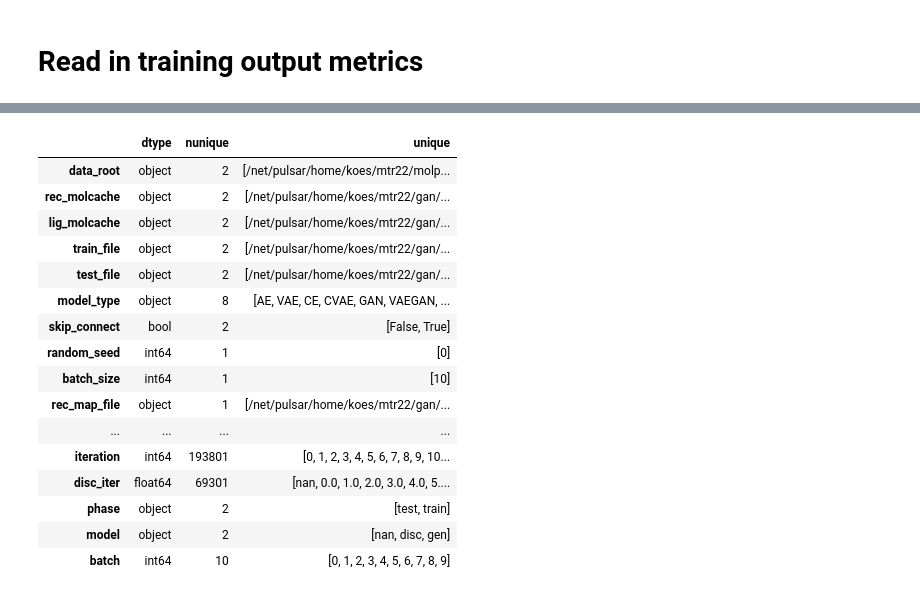
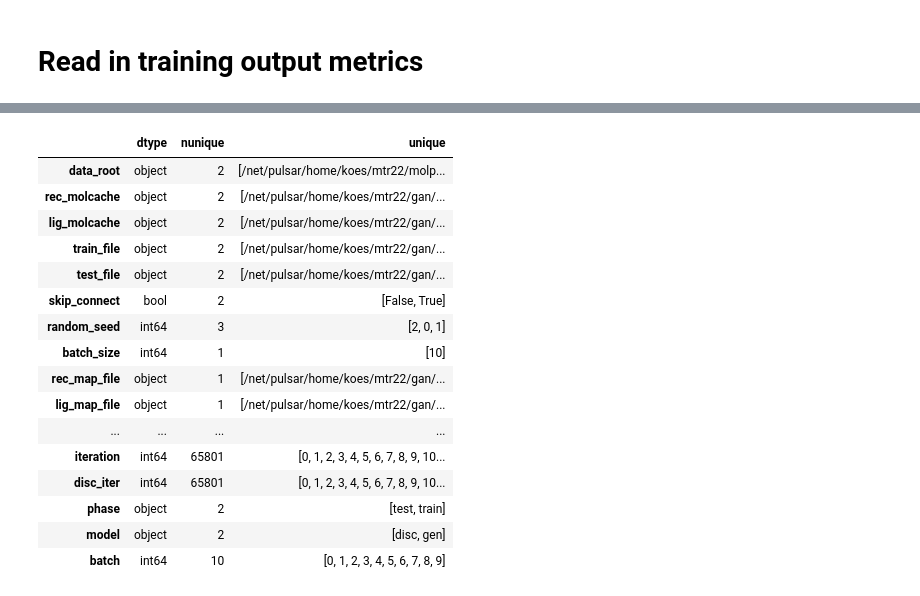
Before and after one commit to mattragoza/ipython-notebooks, a Jupyter notebook: torch_training.ipynb, the cells around one changed output, grey strips where cells are left out. Drawn from its saved outputs; the diff is of its cells as text; code cells hidden in the pictures.

Commit message:
update torch_training nb with train_fitting group, lots of oom and nans

```diff
--- a/torch_training.ipynb
+++ b/torch_training.ipynb
@@ -92,13 +92,13 @@ general_param_space = param_search.ParamSpace(
     lig_map_file='/net/pulsar/home/koes/mtr22/gan/data/my_lig_map',
     kldiv_loss_wt=0.1,
     recon_loss_wt=1,
-    gan_loss_wt=10,
     disc_grad_norm_type='2',
     max_iter=100000,
     test_interval=100,
     n_test_batches=10,
+    fit_interval=1000,
     save_interval=10000,
-    n_latent=[256, 512, 1024],
+    n_latent=[128, 256, 1024],
 )
 
 lig_only_param_space.update(general_param_space)
@@ -128,6 +128,7 @@ gan_param_space = param_search.ParamSpace(
     optim_type=['Adam'],
     learning_rate=[1e-5],
     gan_loss_type='x',
+    gan_loss_wt=1,
     extra_sbatch_line='',
     **lig_only_param_space,
 )
@@ -137,6 +138,7 @@ wgan_param_space = param_search.ParamSpace(
     optim_type=['RMSprop'],
     learning_rate=[1e-7],
     gan_loss_type='w',
+    gan_loss_wt=1,
     extra_sbatch_line='',
     **lig_only_param_space,
 )
@@ -146,6 +148,7 @@ cgan_param_space = param_search.ParamSpace(
     optim_type=['Adam'],
     learning_rate=[1e-5],
     gan_loss_type='x',
+    gan_loss_wt=1,
     extra_sbatch_line='',
     **rec_cond_param_space,
 )
@@ -155,6 +158,7 @@ cwgan_param_space = param_search.ParamSpace(
     optim_type=['RMSprop'],
     learning_rate=[1e-7],
     gan_loss_type='w',
+    gan_loss_wt=1,
     extra_sbatch_line='',
     **rec_cond_param_space,
 )
@@ -166,6 +170,7 @@ vaegan_param_space = param_search.ParamSpace(
     optim_type=['Adam'],
     learning_rate=[1e-5],
     gan_loss_type='x',
+    gan_loss_wt=10,
     extra_sbatch_line='#SBATCH -C M12',
     **lig_only_param_space,
 )
@@ -175,6 +180,7 @@ vaewgan_param_space = param_search.ParamSpace(
     optim_type=['RMSprop'],
     learning_rate=[1e-7],
     gan_loss_type='w',
+    gan_loss_wt=1,
     extra_sbatch_line='#SBATCH -C M12',
     **lig_only_param_space,
 )
@@ -184,6 +190,7 @@ cvaegan_param_space = param_search.ParamSpace(
     optim_type=['Adam'],
     learning_rate=[1e-5],
     gan_loss_type='x',
+    gan_loss_wt=10,
     extra_sbatch_line='#SBATCH -C M12',
     **rec_cond_param_space,
 )
@@ -193,13 +200,13 @@ cvaewgan_param_space = param_search.ParamSpace(
     optim_type=['RMSprop'],
     learning_rate=[1e-7],
     gan_loss_type='w',
+    gan_loss_wt=1,
     extra_sbatch_line='#SBATCH -C M12',
     **rec_cond_param_space,
 )
 
 all_param_spaces = [
-    ae_vae_param_space,
-    ce_cvae_param_space,
+
     gan_param_space,
     wgan_param_space,
     cgan_param_space,
@@ -208,6 +215,9 @@ all_param_spaces = [
     vaewgan_param_space,
     cvaegan_param_space,
     cvaewgan_param_space,
+
+    #ae_vae_param_space,
+    #ce_cvae_param_space,
 ]
 
 [len(p) for p in all_param_spaces]
@@ -272,4 +333,4 @@ errors
 # Read in training output metrics
 # %%
 # READ IN METRIC FILES
-metrics = param_search.metrics(job_files[7], metric_pat='(.*)\.metrics')
+metrics = param_search.metrics(glob.glob('train_*_8_*/train.sh'), metric_pat='(.*)\.metrics')
@@ -276,28 +355,28 @@ metrics = param_search.metrics(job_files[7], metric_pat='(.*)\.metrics')
 # %%
 def dtype(s):
     return s.dtype
 
 metric_index_cols = ['iteration', 'disc_iter', 'phase', 'model', 'batch']
-all_index_cols = list(rec_param_space.keys()) + metric_index_cols
+all_index_cols = list(rec_cond_param_space.keys()) + metric_index_cols
 
 metrics[all_index_cols].agg([dtype, pd.Series.nunique, pd.Series.unique]).transpose()
 # %% [output]
 |  | dtype | nunique | unique |
 | data_root | object | 2 | [/net/pulsar/home/koes/mtr22/molp... |
 | rec_molcache | object | 2 | [/net/pulsar/home/koes/mtr22/gan/... |
 | lig_molcache | object | 2 | [/net/pulsar/home/koes/mtr22/gan/... |
 | train_file | object | 2 | [/net/pulsar/home/koes/mtr22/gan/... |
 | test_file | object | 2 | [/net/pulsar/home/koes/mtr22/gan/... |
-| model_type | object | 8 | [AE, VAE, CE, CVAE, GAN, VAEGAN, ... |
 | skip_connect | bool | 2 | [False, True] |
-| random_seed | int64 | 1 | [0] |
+| random_seed | int64 | 3 | [2, 0, 1] |
 | batch_size | int64 | 1 | [10] |
 | rec_map_file | object | 1 | [/net/pulsar/home/koes/mtr22/gan/... |
+| lig_map_file | object | 1 | [/net/pulsar/home/koes/mtr22/gan/... |
 | ... | ... | ... | ... |
-| iteration | int64 | 193801 | [0, 1, 2, 3, 4, 5, 6, 7, 8, 9, 10... |
-| disc_iter | float64 | 69301 | [nan, 0.0, 1.0, 2.0, 3.0, 4.0, 5.... |
+| iteration | int64 | 65801 | [0, 1, 2, 3, 4, 5, 6, 7, 8, 9, 10... |
+| disc_iter | int64 | 65801 | [0, 1, 2, 3, 4, 5, 6, 7, 8, 9, 10... |
 | phase | object | 2 | [test, train] |
-| model | object | 2 | [nan, disc, gen] |
+| model | object | 2 | [disc, gen] |
 | batch | int64 | 10 | [0, 1, 2, 3, 4, 5, 6, 7, 8, 9] |
 # %%
 #metrics['iteration'] = metrics['iteration'].mask(metrics['iteration'].isna(), metrics['gen_iter'], axis=0)
```
Also changed, not shown: parts of 13 cells of this notebook.
